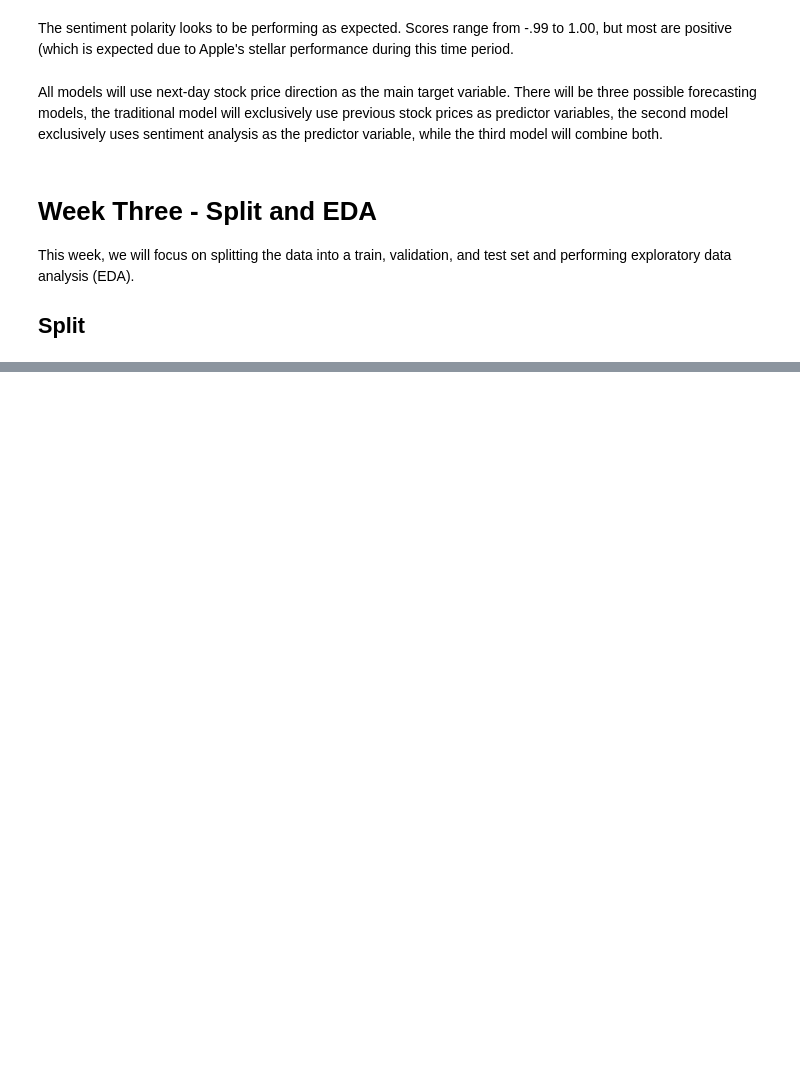
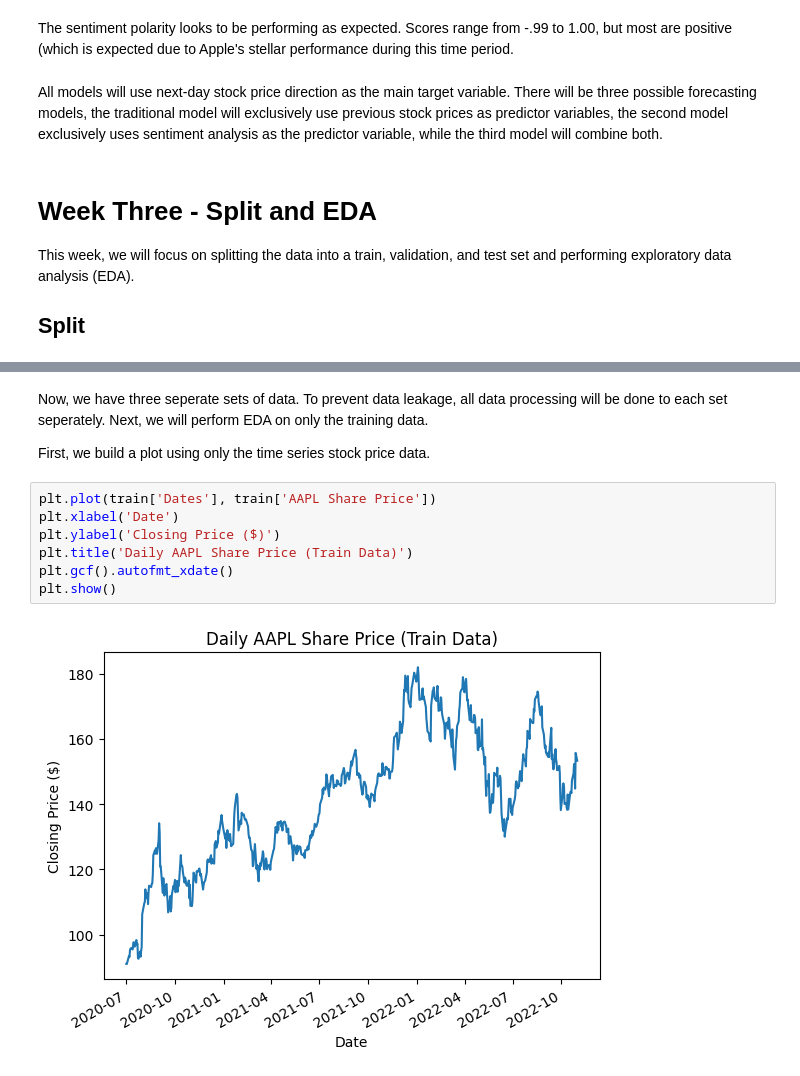
Before and after one commit to yvanlonginjr/market-sentiment-predictor, a Jupyter notebook: notebooks/Week_2_Data_Ingestion.ipynb, the cells around one changed output, grey strips where cells are left out. Saved outputs shown, nothing was run; the diff lists cells and outputs as text; blank space fills up the shorter version.

```diff
--- a/notebooks/Week_2_Data_Ingestion.ipynb
+++ b/notebooks/Week_2_Data_Ingestion.ipynb
@@ -211,0 +207,13 @@ NameError: name 'pd' is not defined
+# %% [markdown]
+Now, we have three seperate sets of data. To prevent data leakage, all data processing will be done to each set seperately. Next, we will perform EDA on only the training data.
+
+First, we build a plot using only the time series stock price data.
+# %%
+plt.plot(train['Dates'], train['AAPL Share Price'])
+plt.xlabel('Date')
+plt.ylabel('Closing Price ($)')
+plt.title('Daily AAPL Share Price (Train Data)')
+plt.gcf().autofmt_xdate()
+plt.show()
+# %% [output]
+[figure, added]
```
Also changed, not shown: parts of 13 cells of this notebook.
